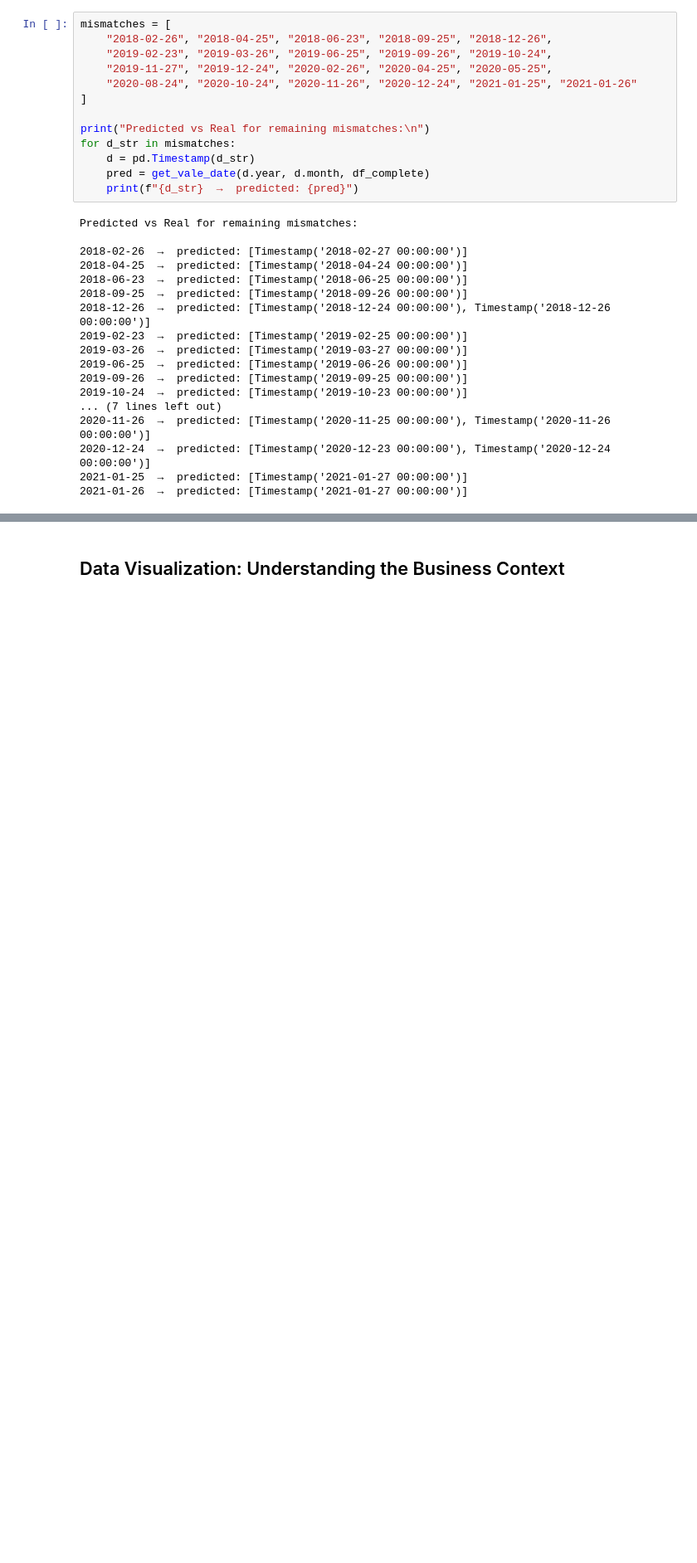
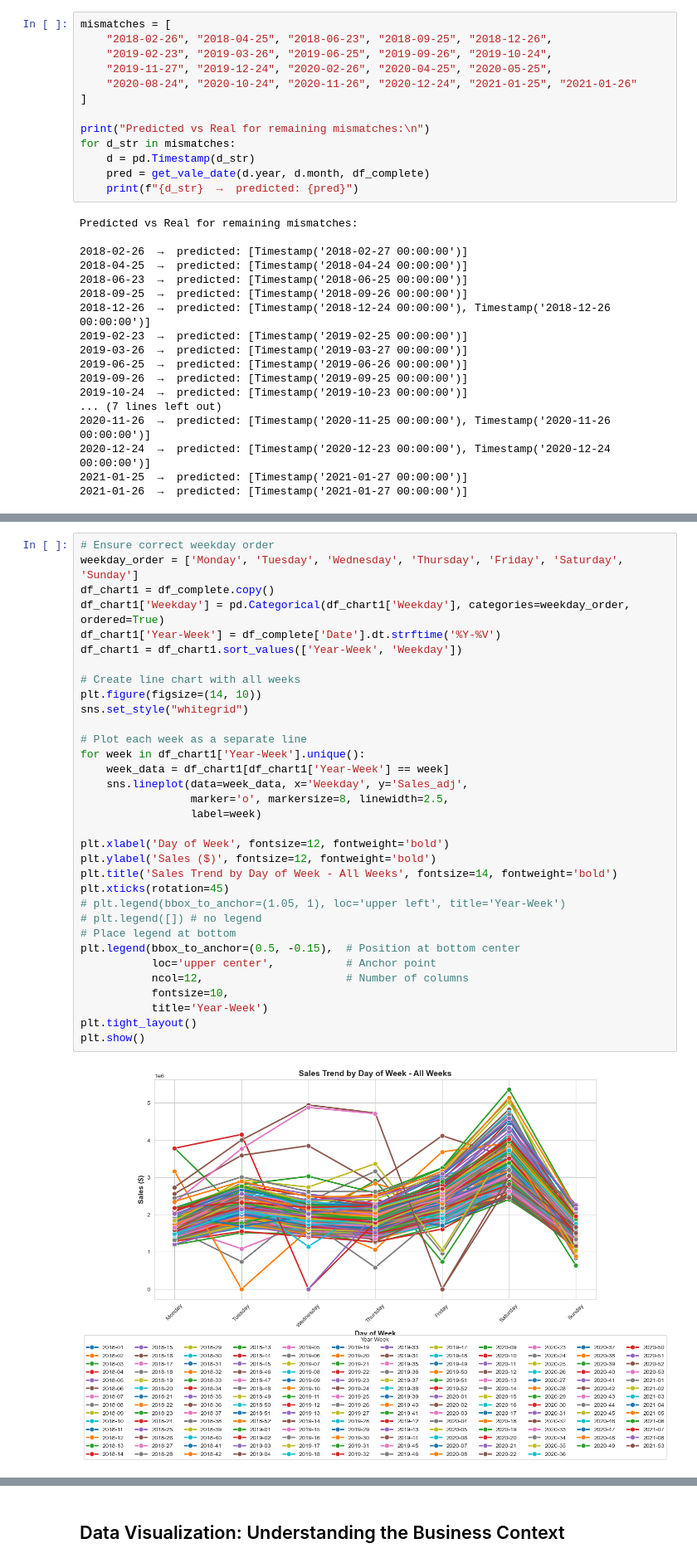
Before and after one commit to RakellM/ASN-DSA-T5, a Jupyter notebook: 33-ST/Homework/Project_1.ipynb, the cells around one changed output, grey strips where cells are left out. Shown at 83% size. Cells and saved outputs as stored; diff of their text form; blank space fills up the shorter version.

```diff
--- a/33-ST/Homework/Project_1.ipynb
+++ b/33-ST/Homework/Project_1.ipynb
@@ -1895,0 +2094,35 @@ Now we have defined clear rules for geting the flags for the future.
+# %%
+# Ensure correct weekday order
+weekday_order = ['Monday', 'Tuesday', 'Wednesday', 'Thursday', 'Friday', 'Saturday', 'Sunday']
+df_chart1 = df_complete.copy()
+df_chart1['Weekday'] = pd.Categorical(df_chart1['Weekday'], categories=weekday_order, ordered=True)
+df_chart1['Year-Week'] = df_complete['Date'].dt.strftime('%Y-%V')
+df_chart1 = df_chart1.sort_values(['Year-Week', 'Weekday'])
+
+# Create line chart with all weeks
+plt.figure(figsize=(14, 10))
+sns.set_style("whitegrid")
+
+# Plot each week as a separate line
+for week in df_chart1['Year-Week'].unique():
+    week_data = df_chart1[df_chart1['Year-Week'] == week]
+    sns.lineplot(data=week_data, x='Weekday', y='Sales_adj',
+                 marker='o', markersize=8, linewidth=2.5,
+                 label=week)
+
+plt.xlabel('Day of Week', fontsize=12, fontweight='bold')
+plt.ylabel('Sales ($)', fontsize=12, fontweight='bold')
+plt.title('Sales Trend by Day of Week - All Weeks', fontsize=14, fontweight='bold')
+plt.xticks(rotation=45)
+# plt.legend(bbox_to_anchor=(1.05, 1), loc='upper left', title='Year-Week')
+# plt.legend([]) # no legend
+# Place legend at bottom
+plt.legend(bbox_to_anchor=(0.5, -0.15),  # Position at bottom center
+           loc='upper center',           # Anchor point
+           ncol=12,                      # Number of columns
+           fontsize=10,
+           title='Year-Week')
+plt.tight_layout()
+plt.show()
+# %% [output]
+[figure, added]
```
Also changed, not shown: parts of 74 cells of this notebook, 1 other file.
